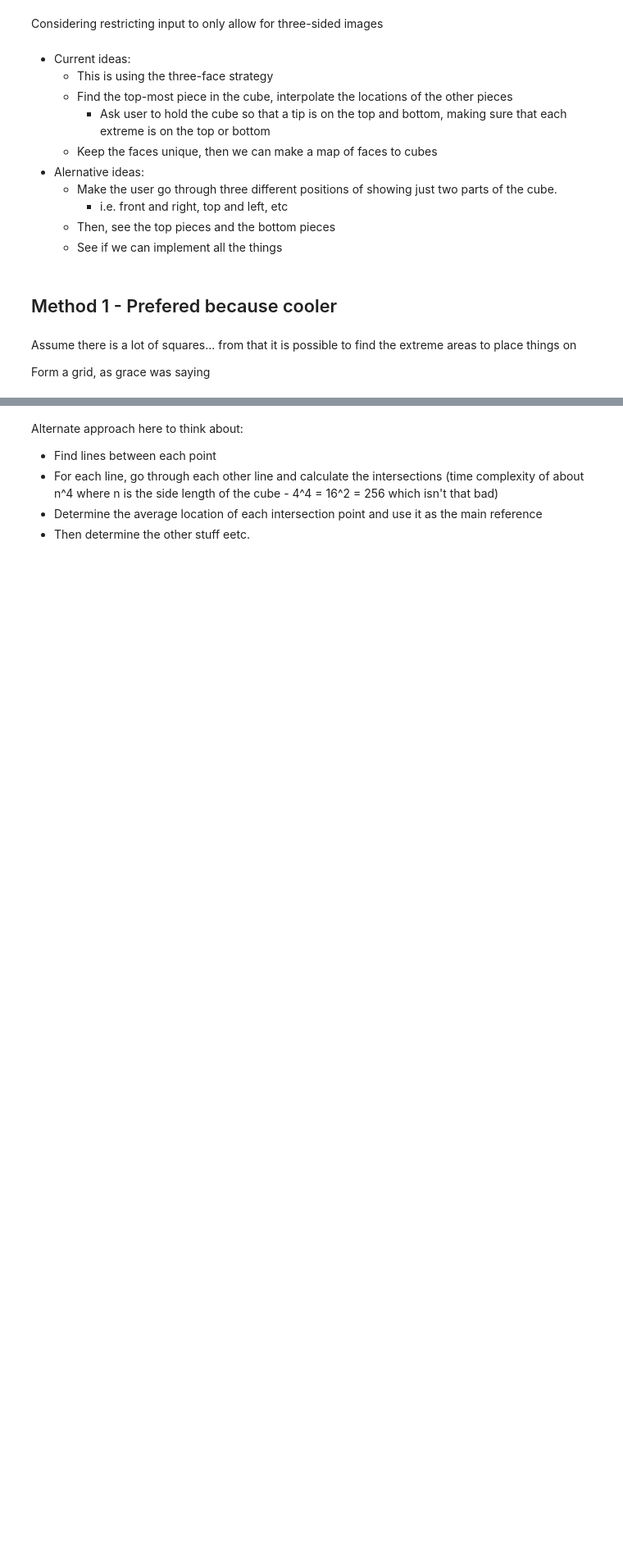
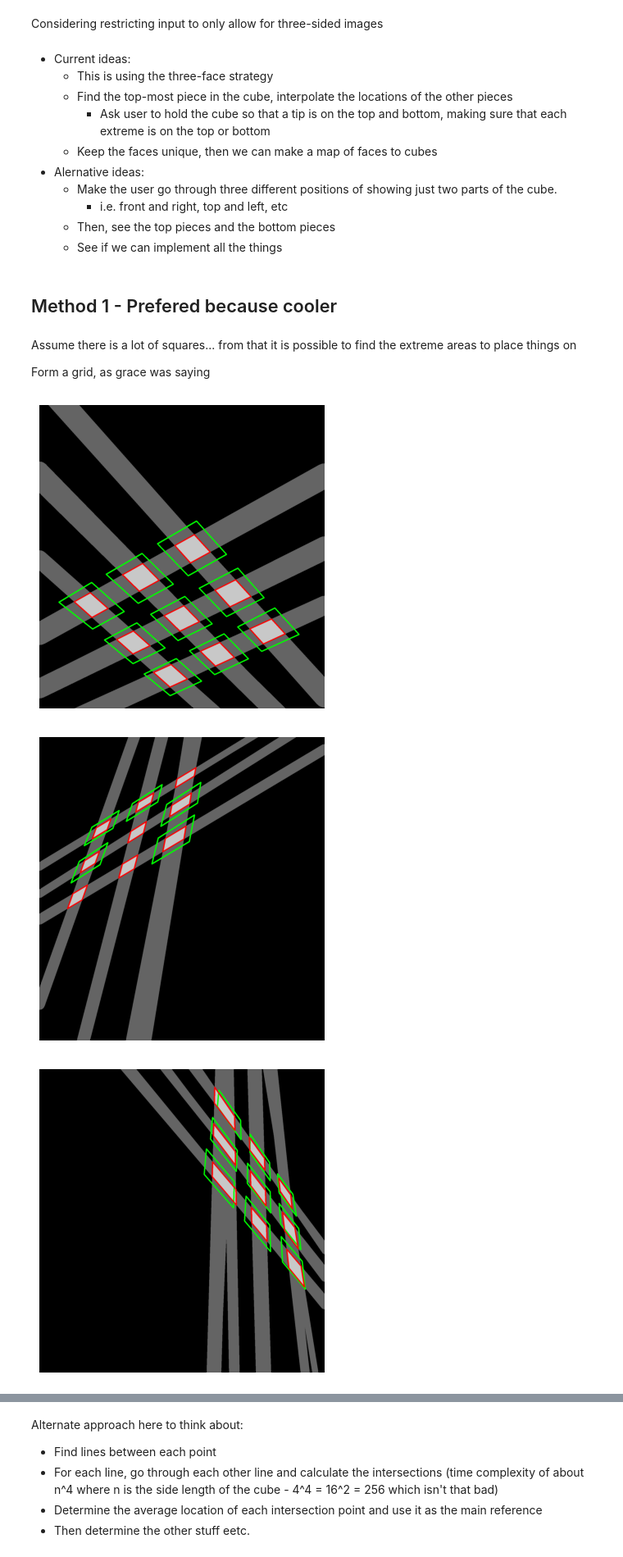
Before and after one commit to vivaansinghvi07/rubix-cube-solver, a Jupyter notebook: cv_testing.ipynb, the cells around one changed output, grey strips where cells are left out. Shown at 82% size. Drawn from its saved outputs; the diff is of its cells as text; code cells hidden in the pictures; blank space fills up the shorter version.

```diff
--- a/cv_testing.ipynb
+++ b/cv_testing.ipynb
@@ -231,6 +231,11 @@ Form a grid, as grace was saying
 # %%
 # https://docs.opencv.org/4.x/da/d6e/tutorial_py_geometric_transformations.html
 
+# https://pyimagesearch.com/2016/02/01/opencv-center-of-contour/
+def get_center(cnt: Contour) -> Point:
+    moments = cv2.moments(cnt)
+    center = (int(moments["m10"] / moments["m00"]), int(moments["m01"] / moments["m00"]))
+    return center
 
 def fill_line_through_contour(intersection_map: cv2.Mat, center: Point, mid_corner: Point, ang_ref_corner: Point, thick_ref_corner: Point) -> None:
     """ Draws a thick line through a contour on a given image using given reference points """
@@ -252,41 +257,39 @@ def fill_empty_squares(img: cv2.Mat, face_contours: dict[tuple[float], list[Cont
     new_face_contours = {}
     for key, squares in face_contours.items():
 
-        # fill intersection and take some averages in tandem
+        # fill intersection maps for each deteced piece, showing all possible pieces
         c1_c2_intersection_map = np.zeros(img.shape[:2], dtype=np.uint8)
         c2_c3_intersection_map = np.zeros(img.shape[:2], dtype=np.uint8)
         for cnt in squares:
-
-            # setup stuff, getting information (getting center: https://pyimagesearch.com/2016/02/01/opencv-center-of-contour/)
-            moments = cv2.moments(cnt)
-            center = (int(moments["m10"] / moments["m00"]), int(moments["m01"] / moments["m00"]))
+            center = get_center(cnt)
             c1, c2, c3 = cnt[:-1]
-
-            # fill the intersection maps
             fill_line_through_contour(c1_c2_intersection_map, center, c2, c3, c1)
             fill_line_through_contour(c2_c3_intersection_map, center, c2, c1, c3)
 
         # determine a final map and new contours that are completely accurate to the cube
         final_map = c1_c2_intersection_map + c2_c3_intersection_map
         thresh = cv2.threshold(final_map, 199, 255, cv2.THRESH_BINARY)[1]
         new_squares = cv2.findContours(thresh, cv2.RETR_TREE, cv2.CHAIN_APPROX_SIMPLE)[0]
         new_face_contours[key] = [*map(lambda x: cv2.approxPolyDP(x, 0.03*cv2.arcLength(x, True), True).reshape(-1, 2), new_squares)]
 
         # show the map, green is original contours, red is the new ones
         if show:
             display_img = cv2.cvtColor(final_map, cv2.COLOR_GRAY2BGR)
             cv2.drawContours(display_img, squares, -1, (0, 255, 0), 5)
             imshow(cv2.drawContours(display_img, new_squares, -1, (0, 0, 255), 5))
 
     # show the final piece determinations
     if show:
         disp_img = cv2.cvtColor(cv2.cvtColor(img, cv2.COLOR_BGR2GRAY), cv2.COLOR_GRAY2BGR)
         for contours in new_face_contours.values():
             cv2.drawContours(disp_img, contours, -1, (0, 255, 0), 5)
         imshow(disp_img)
 
     return new_face_contours
 
 img = np.flip(imread_capped("./images/cube_ugly.png"))
-for _ in range(10):
-    _ = fill_empty_squares(img, get_squares_by_angle(get_cubie_contours(img)), show=False)
+fill_empty_squares(img, get_squares_by_angle(get_cubie_contours(img)), show=True)
+# %% [output]
+[figure, added]
+[figure, added]
+[figure, added]
```
Also changed, not shown: parts of 9 cells of this notebook.
